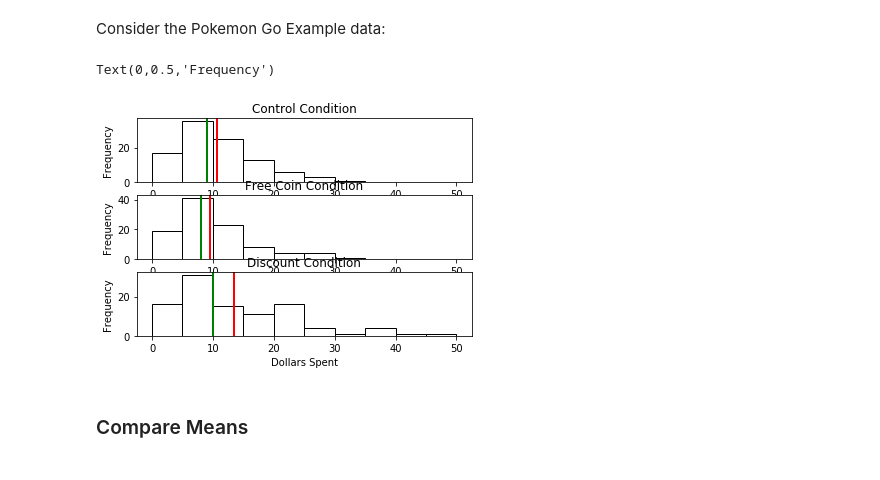
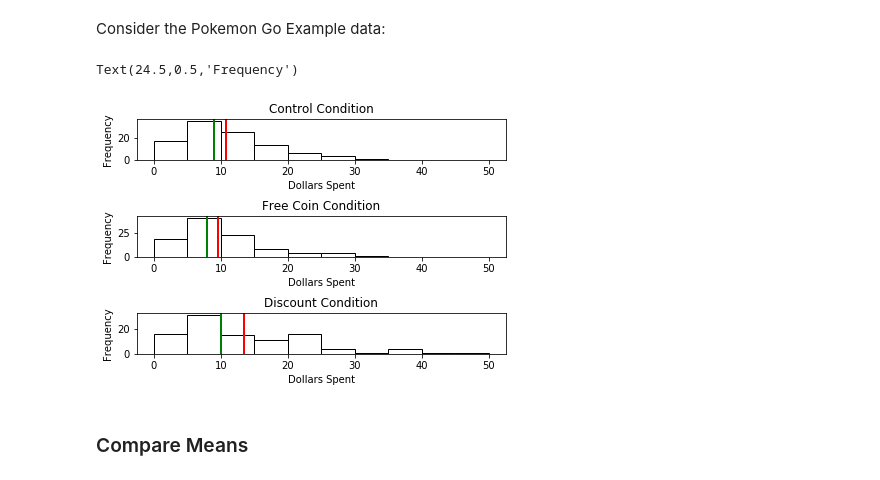
Before and after one commit to HongnanW/A-B-Testing-and-Beyond, a Jupyter notebook: Week 4/Randomization Tests.ipynb, the cells around one changed output. Drawn from its saved outputs; the diff is of its cells as text; code cells hidden in the pictures.

```diff
--- a/Week 4/Randomization Tests.ipynb
+++ b/Week 4/Randomization Tests.ipynb
@@ -131,41 +131,44 @@ import pandas as pd
 import matplotlib.pyplot as plt
 %matplotlib inline
 import numpy as np
 
 ## Change working directory
 os.chdir("/Users/ntstevens/Dropbox/Data Institute/DOE Certificate/Week 4")
 
 ## Read in the data
 data = pd.read_csv('pokemongo.csv')
 cond1 = data["control"]
 cond2 = data["freecoins"]
 cond3 = data["discount"]
 
 ## Plot the data
 plt.subplot(3,1,1)
+plt.tight_layout()
 plt.hist(cond1, range = [0,50], color = "white", edgecolor = "black")
-plt.axvline(x= np.mean(cond1), color = "red", linewidth = 2)
-plt.axvline(x= np.median(cond1), color = "green", linewidth = 2)
+plt.axvline(x = np.mean(cond1), color = "red", linewidth = 2)
+plt.axvline(x = np.median(cond1), color = "green", linewidth = 2)
 plt.title("Control Condition")
 plt.xlabel("Dollars Spent")
 plt.ylabel("Frequency")
 plt.subplot(3,1,2)
+plt.tight_layout()
 plt.hist(cond2, range = [0,50], color = "white", edgecolor = "black")
-plt.axvline(x= np.mean(cond2), color = "red", linewidth = 2)
-plt.axvline(x= np.median(cond2), color = "green", linewidth = 2)
+plt.axvline(x = np.mean(cond2), color = "red", linewidth = 2)
+plt.axvline(x = np.median(cond2), color = "green", linewidth = 2)
 plt.title("Free Coin Condition")
 plt.xlabel("Dollars Spent")
 plt.ylabel("Frequency")
 plt.subplot(3,1,3)
+plt.tight_layout()
 plt.hist(cond3, range = [0,50], color = "white", edgecolor = "black")
-plt.axvline(x= np.mean(cond3), color = "red", linewidth = 2)
-plt.axvline(x= np.median(cond3), color = "green", linewidth = 2)
+plt.axvline(x = np.mean(cond3), color = "red", linewidth = 2)
+plt.axvline(x = np.median(cond3), color = "green", linewidth = 2)
 plt.title("Discount Condition")
 plt.xlabel("Dollars Spent")
 plt.ylabel("Frequency")
 # %% [output]
-Text(0,0.5,'Frequency')
+Text(24.5,0.5,'Frequency')
-[figure, old version]
+[figure, new version]
 # %% [markdown]
 ### Compare Means
 # %%
```
Also changed, not shown: parts of 1 cell of this notebook.
